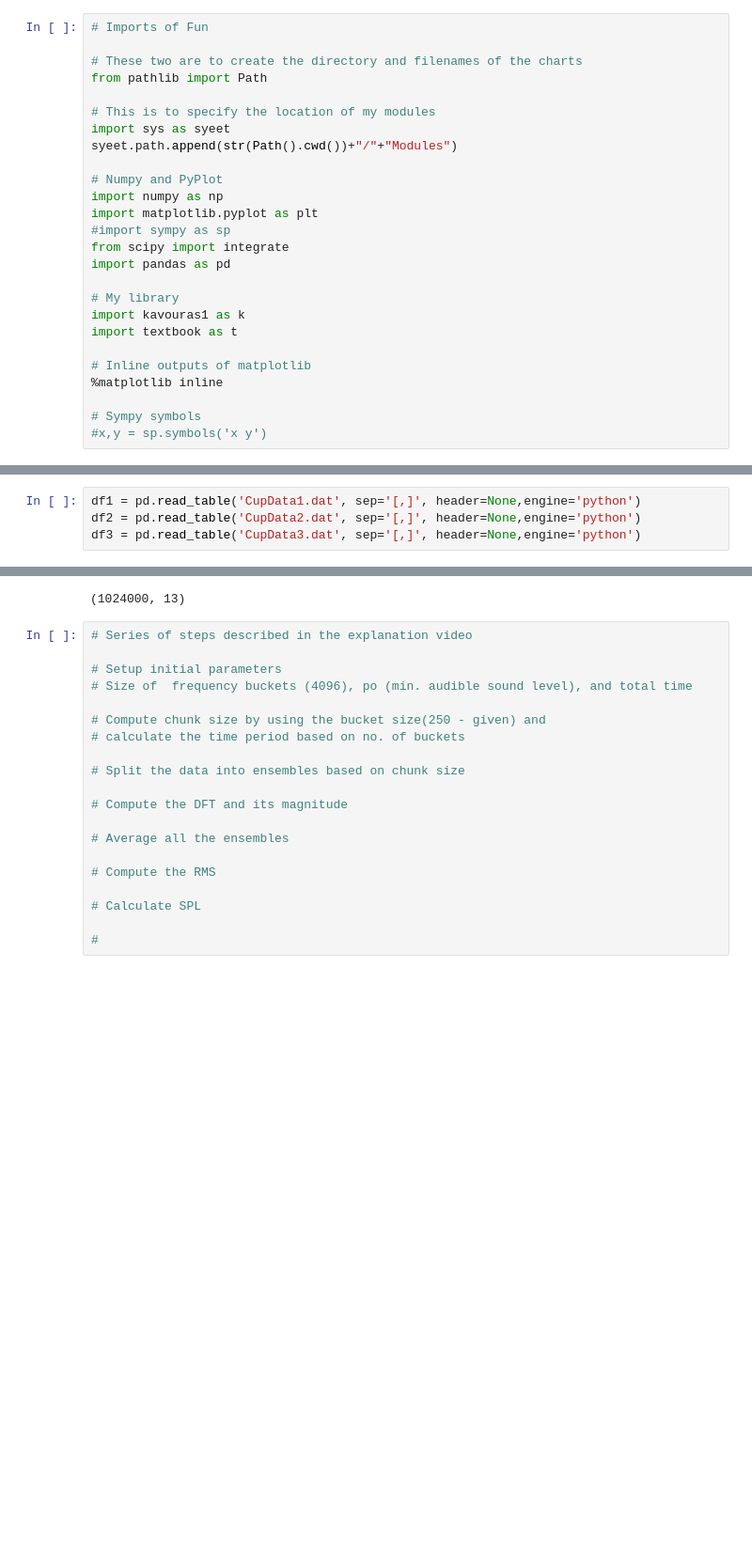
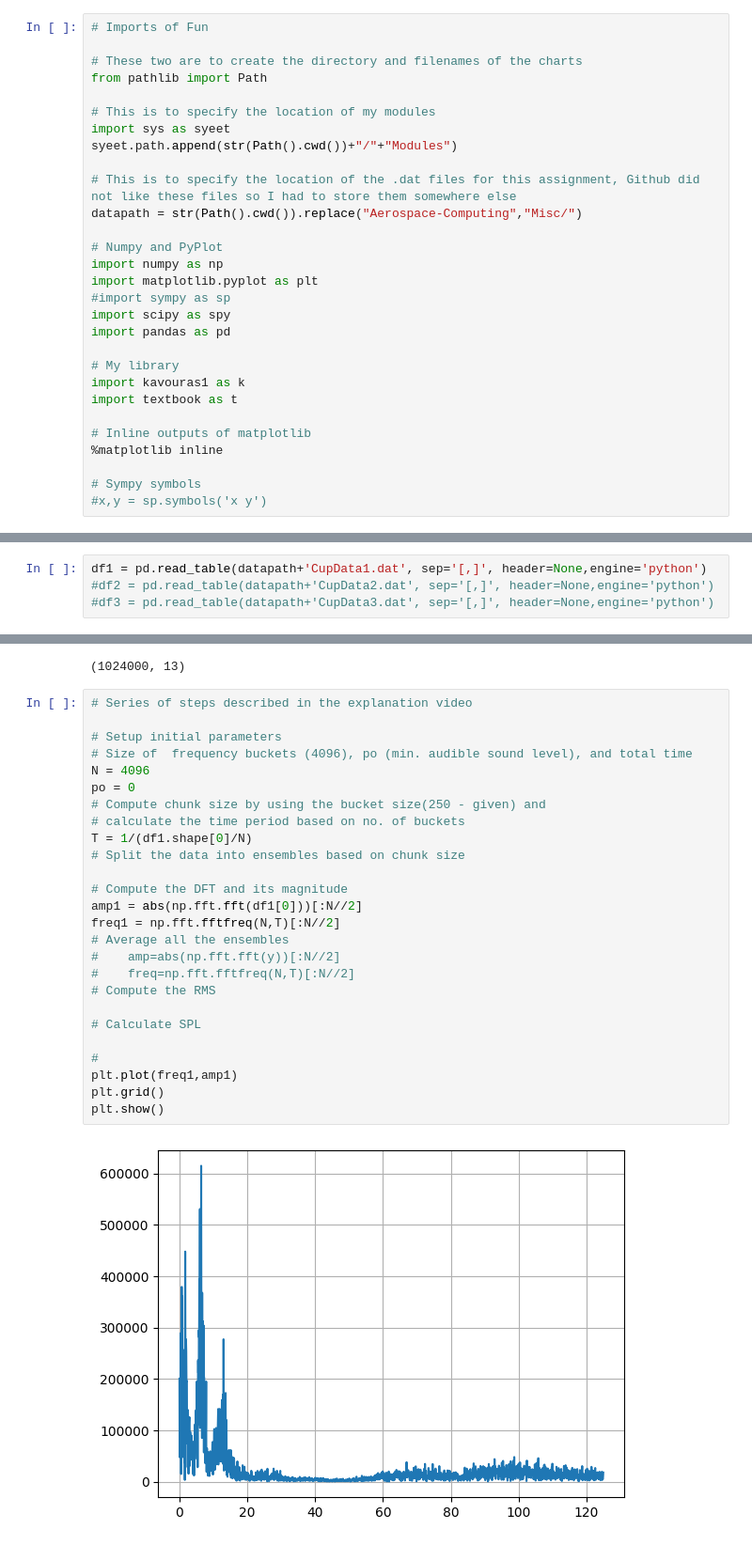
Before and after one commit to kavourbm/Aerospace-Computing, a Jupyter notebook: AEEM2058_Benjamin_Kavouras_HW9.ipynb, the cells around one changed output, grey strips where cells are left out. Shown: that part at 94% size. Drawn from its saved outputs; the diff is of its cells as text; blank space fills up the shorter version.

```diff
--- a/AEEM2058_Benjamin_Kavouras_HW9.ipynb
+++ b/AEEM2058_Benjamin_Kavouras_HW9.ipynb
@@ -8,11 +8,14 @@ from pathlib import Path
 import sys as syeet
 syeet.path.append(str(Path().cwd())+"/"+"Modules")
 
+# This is to specify the location of the .dat files for this assignment, Github did not like these files so I had to store them somewhere else
+datapath = str(Path().cwd()).replace("Aerospace-Computing","Misc/")
+
 # Numpy and PyPlot
 import numpy as np
 import matplotlib.pyplot as plt
 #import sympy as sp
-from scipy import integrate
+import scipy as spy
 import pandas as pd
 
 # My library
@@ -56,7 +59,7 @@ myfft(0,1,barwidth=.5)
 # %%
-df1 = pd.read_table('CupData1.dat', sep='[,]', header=None,engine='python')
-df2 = pd.read_table('CupData2.dat', sep='[,]', header=None,engine='python')
-df3 = pd.read_table('CupData3.dat', sep='[,]', header=None,engine='python')
+df1 = pd.read_table(datapath+'CupData1.dat', sep='[,]', header=None,engine='python')
+#df2 = pd.read_table(datapath+'CupData2.dat', sep='[,]', header=None,engine='python')
+#df3 = pd.read_table(datapath+'CupData3.dat', sep='[,]', header=None,engine='python')
 # %%
 # first five lines of the data
 df1.head()
@@ -74,20 +77,28 @@ df1.shape
 # %%
 # Series of steps described in the explanation video
 
 # Setup initial parameters
 # Size of  frequency buckets (4096), po (min. audible sound level), and total time
-
+N = 4096
+po = 0
 # Compute chunk size by using the bucket size(250 - given) and
 # calculate the time period based on no. of buckets
-
+T = 1/(df1.shape[0]/N)
 # Split the data into ensembles based on chunk size
 
 # Compute the DFT and its magnitude
-
+amp1 = abs(np.fft.fft(df1[0]))[:N//2]
+freq1 = np.fft.fftfreq(N,T)[:N//2]
 # Average all the ensembles
-
+#    amp=abs(np.fft.fft(y))[:N//2]
+#    freq=np.fft.fftfreq(N,T)[:N//2]
 # Compute the RMS
 
 # Calculate SPL
 
 #
+plt.plot(freq1,amp1)
+plt.grid()
+plt.show()
+# %% [output]
+[figure, added]
```
Also changed, not shown: parts of 2 cells of this notebook.
